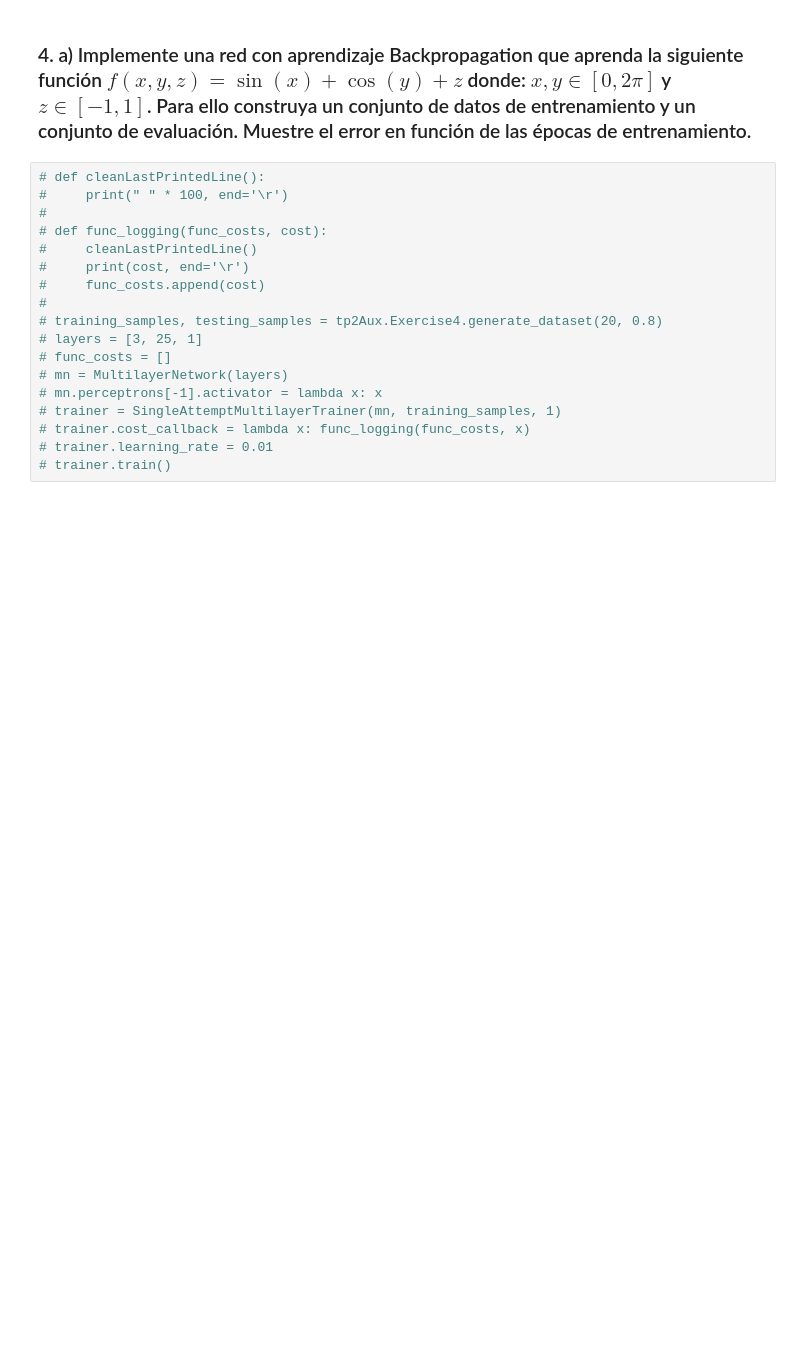
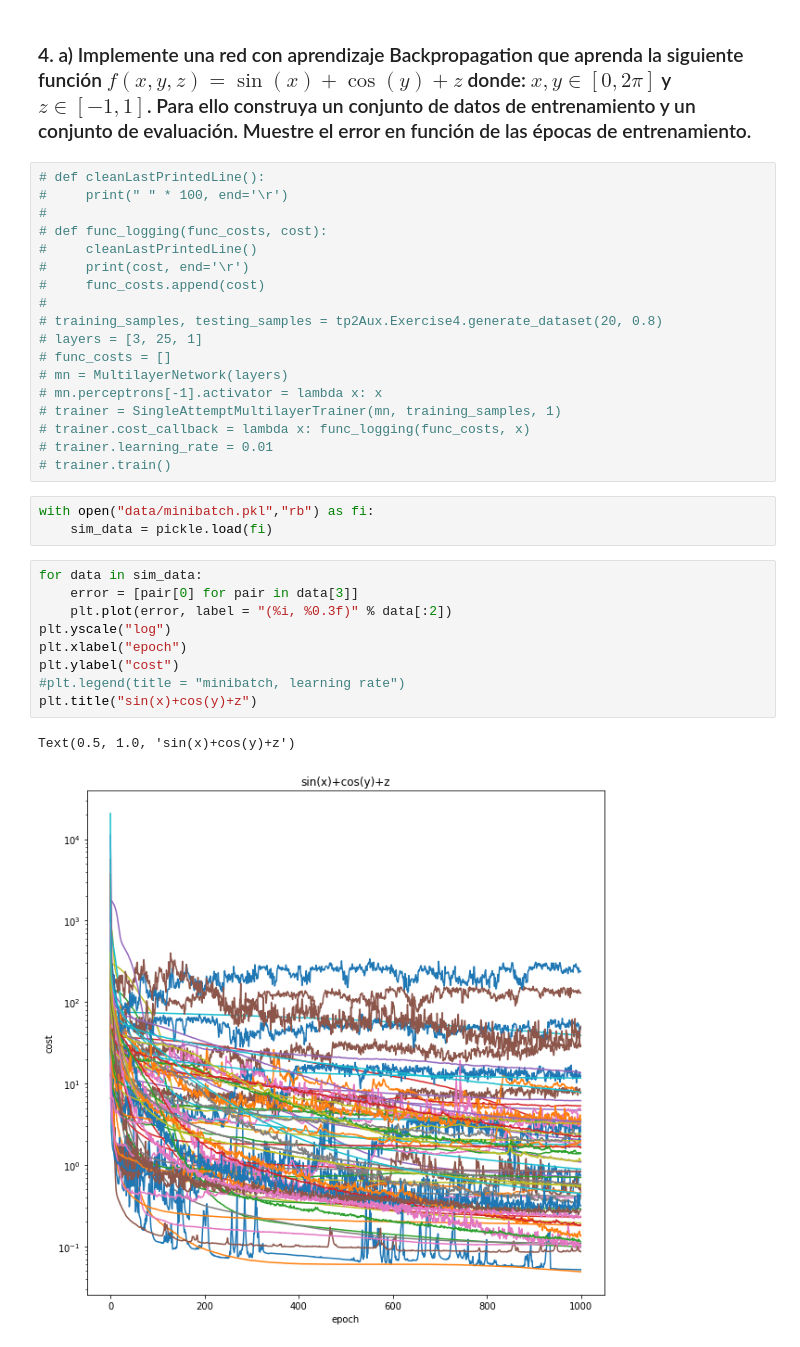
Before and after one commit to xvan/RedesNeuronales, a Jupyter notebook: TP2/tp2/tp2.ipynb, the cells around one changed output. Drawn from its saved outputs; the diff is of its cells as text; blank space fills up the shorter version.

```diff
--- a/TP2/tp2/tp2.ipynb
+++ b/TP2/tp2/tp2.ipynb
@@ -457,3 +455,18 @@ También se aprecia como la composición final del costo está determinada por l
 # trainer.cost_callback = lambda x: func_logging(func_costs, x)
 # trainer.learning_rate = 0.01
 # trainer.train()
+# %%
+with open("data/minibatch.pkl","rb") as fi:
+    sim_data = pickle.load(fi)
+# %%
+for data in sim_data:
+    error = [pair[0] for pair in data[3]]
+    plt.plot(error, label = "(%i, %0.3f)" % data[:2])
+plt.yscale("log")
+plt.xlabel("epoch")
+plt.ylabel("cost")
+#plt.legend(title = "minibatch, learning rate")
+plt.title("sin(x)+cos(y)+z")
+# %% [output]
+Text(0.5, 1.0, 'sin(x)+cos(y)+z')
+[figure, added]
```
Also changed, not shown: parts of 6 cells of this notebook, 3 other files.
